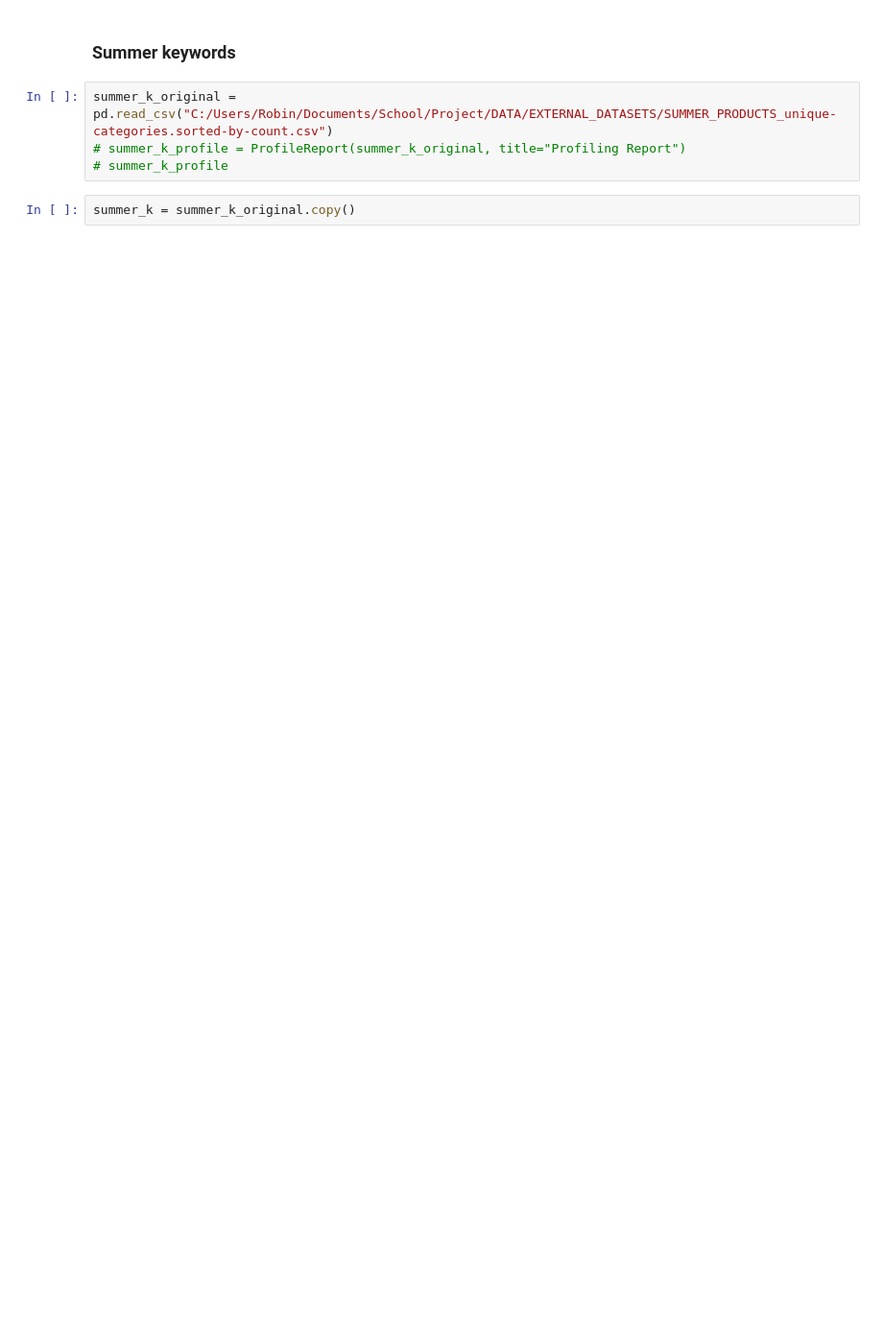
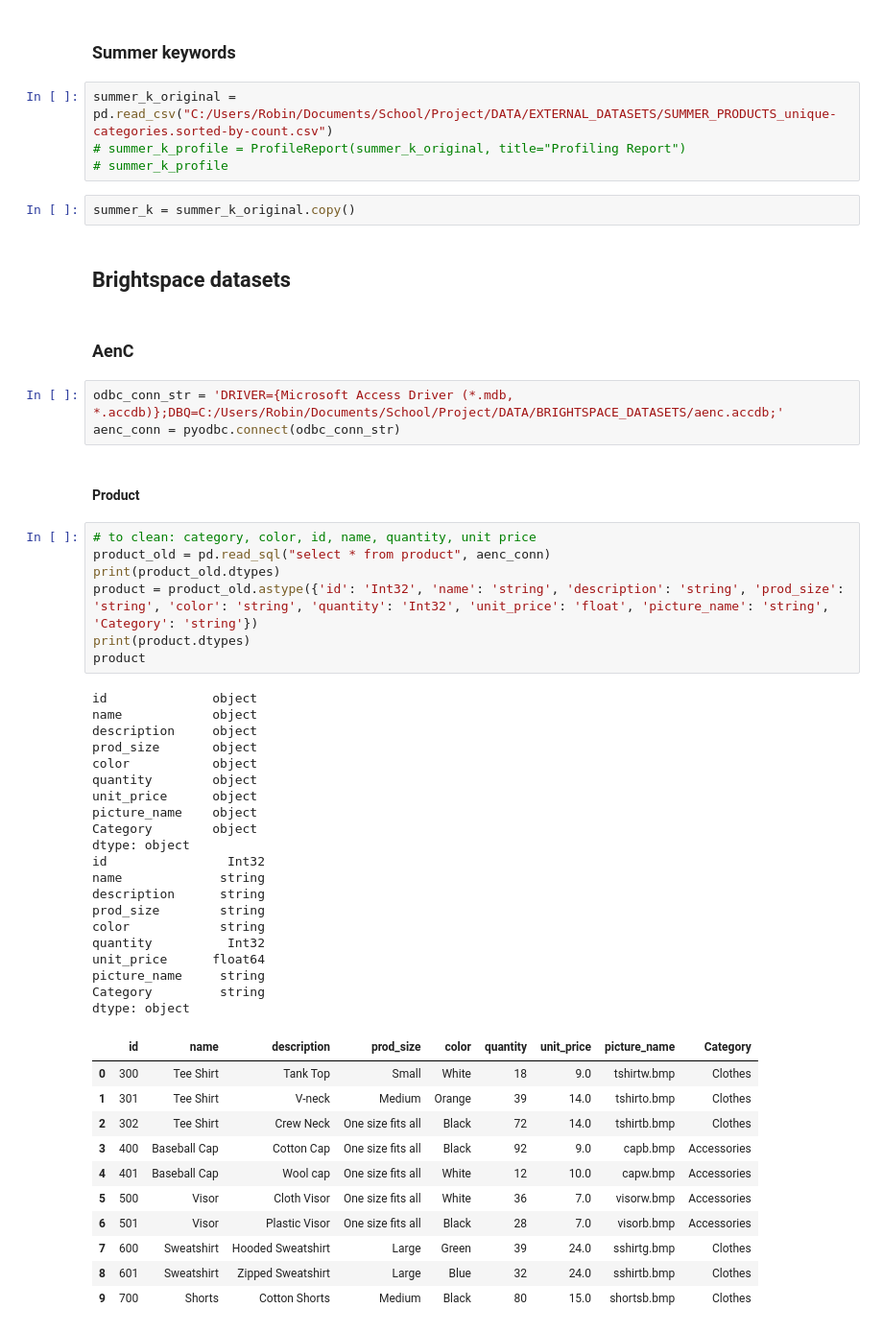
Before and after one commit to HHS-Project-Sem4/Scripts, a Jupyter notebook: DataHandling/Cleaning/Data_Cleaning.ipynb, the cells around one changed output. Shown at 96% size. Cells and saved outputs as stored; diff of their text form; blank space fills up the shorter version.

```diff
--- a/DataHandling/Cleaning/Data_Cleaning.ipynb
+++ b/DataHandling/Cleaning/Data_Cleaning.ipynb
@@ -94,3 +100,51 @@ summer_k_original = pd.read_csv("C:/Users/Robin/Documents/School/Project/DATA/EX
 # summer_k_profile
 # %%
 summer_k = summer_k_original.copy()
+# %% [markdown]
+## Brightspace datasets
+# %% [markdown]
+### AenC
+# %%
+odbc_conn_str = 'DRIVER={Microsoft Access Driver (*.mdb, *.accdb)};DBQ=C:/Users/Robin/Documents/School/Project/DATA/BRIGHTSPACE_DATASETS/aenc.accdb;'
+aenc_conn = pyodbc.connect(odbc_conn_str)
+# %% [markdown]
+#### Product
+# %%
+# to clean: category, color, id, name, quantity, unit price
+product_old = pd.read_sql("select * from product", aenc_conn)
+print(product_old.dtypes)
+product = product_old.astype({'id': 'Int32', 'name': 'string', 'description': 'string', 'prod_size': 'string', 'color': 'string', 'quantity': 'Int32', 'unit_price': 'float', 'picture_name': 'string', 'Category': 'string'})
+print(product.dtypes)
+product
+# %% [output]
+id              object
+name            object
+description     object
+prod_size       object
+color           object
+quantity        object
+unit_price      object
+picture_name    object
+Category        object
+dtype: object
+id                Int32
+name             string
+description      string
+prod_size        string
+color            string
+quantity          Int32
+unit_price      float64
+picture_name     string
+Category         string
+dtype: object
+|  | id | name | description | prod_size | color | quantity | unit_price | picture_name | Category |
+| 0 | 300 | Tee Shirt | Tank Top | Small | White | 18 | 9.0 | tshirtw.bmp | Clothes |
+| 1 | 301 | Tee Shirt | V-neck | Medium | Orange | 39 | 14.0 | tshirto.bmp | Clothes |
+| 2 | 302 | Tee Shirt | Crew Neck | One size fits all | Black | 72 | 14.0 | tshirtb.bmp | Clothes |
+| 3 | 400 | Baseball Cap | Cotton Cap | One size fits all | Black | 92 | 9.0 | capb.bmp | Accessories |
+| 4 | 401 | Baseball Cap | Wool cap | One size fits all | White | 12 | 10.0 | capw.bmp | Accessories |
+| 5 | 500 | Visor | Cloth Visor | One size fits all | White | 36 | 7.0 | visorw.bmp | Accessories |
+| 6 | 501 | Visor | Plastic Visor | One size fits all | Black | 28 | 7.0 | visorb.bmp | Accessories |
+| 7 | 600 | Sweatshirt | Hooded Sweatshirt | Large | Green | 39 | 24.0 | sshirtg.bmp | Clothes |
+| 8 | 601 | Sweatshirt | Zipped Sweatshirt | Large | Blue | 32 | 24.0 | sshirtb.bmp | Clothes |
+| 9 | 700 | Shorts | Cotton Shorts | Medium | Black | 80 | 15.0 | shortsb.bmp | Clothes |
```
Also changed, not shown: parts of 25 cells of this notebook.
